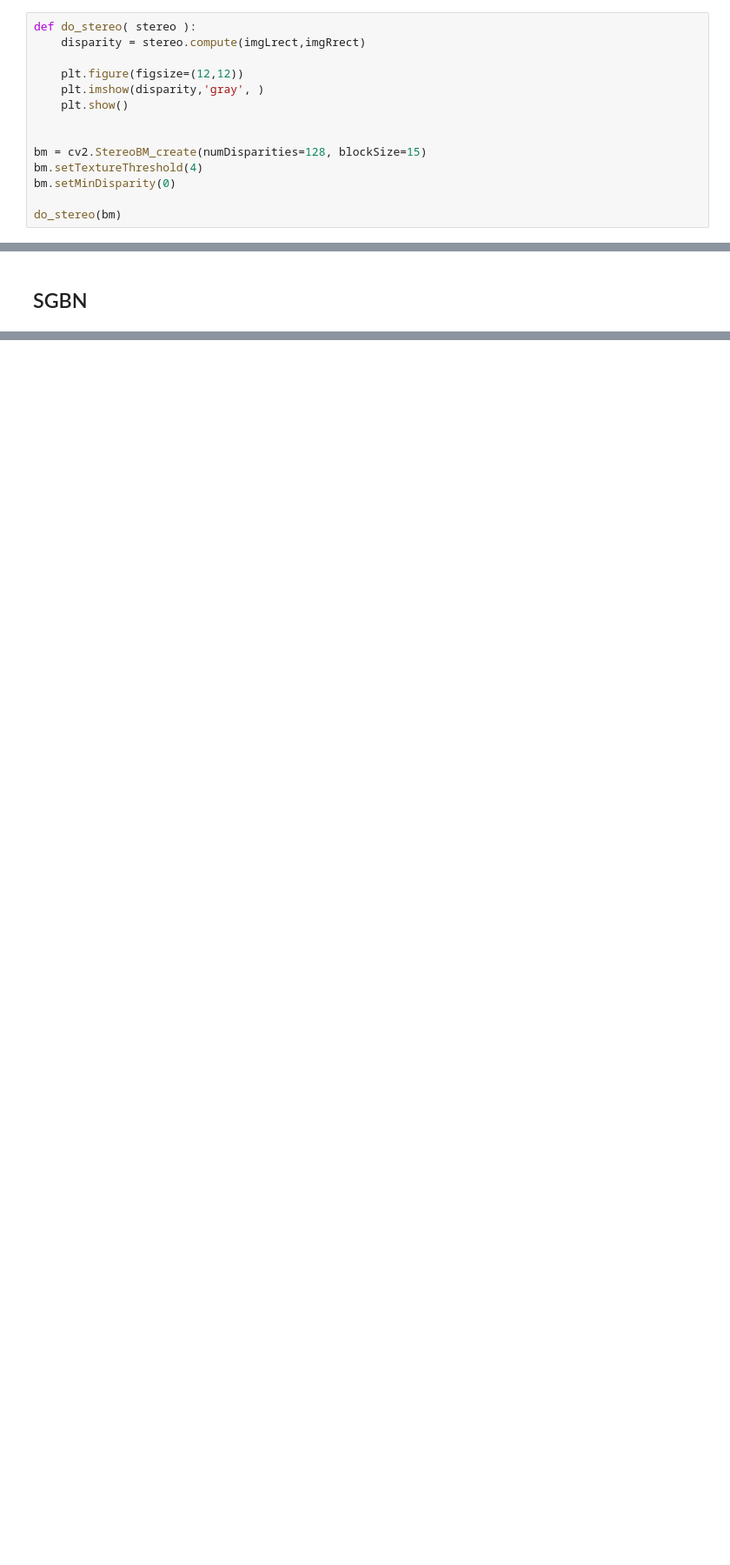
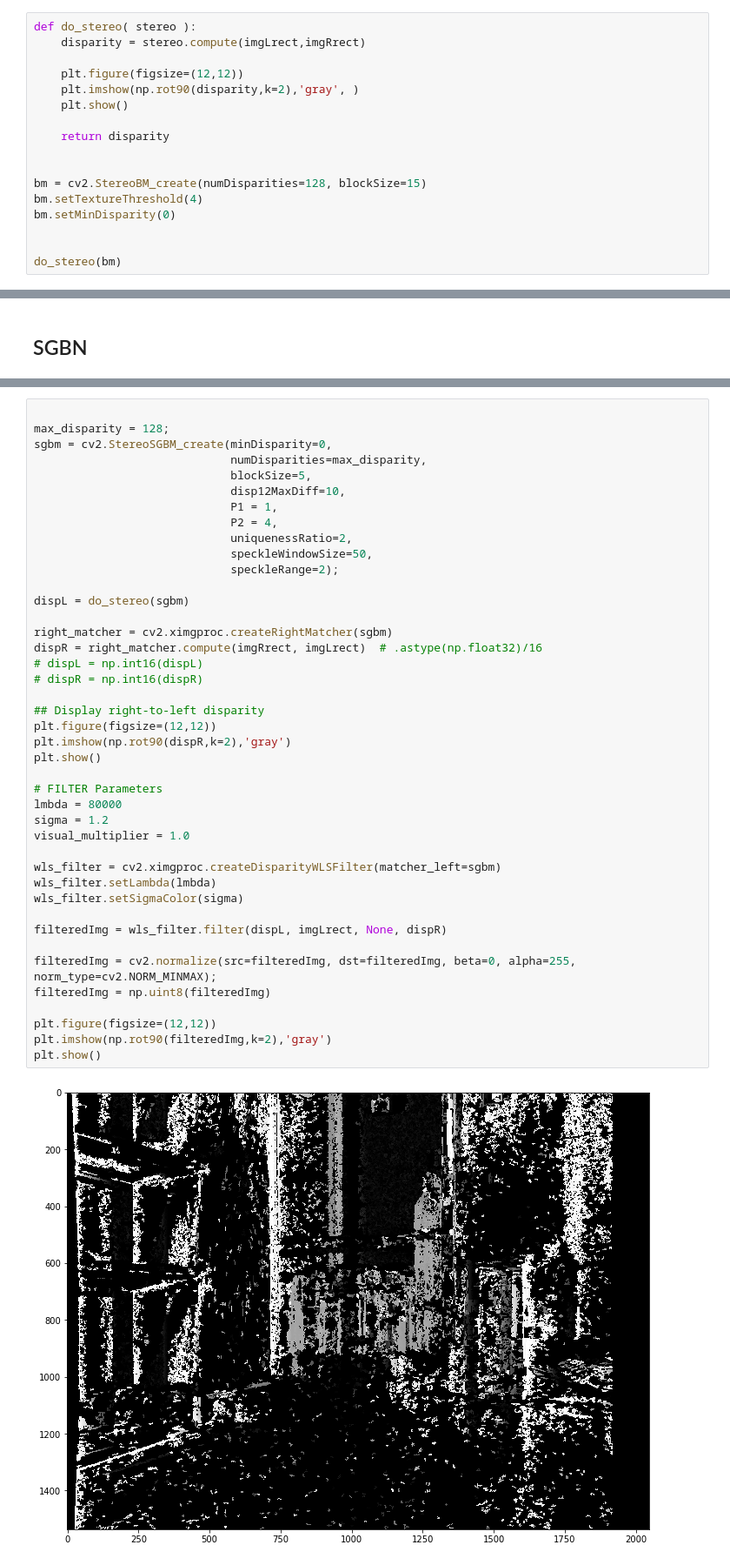
Before and after one commit to amarburg/stereo_disparity_mwe, a Jupyter notebook: Stereo Disparity.ipynb, the cells around one changed output, grey strips where cells are left out. Shown at 87% size. Drawn from its saved outputs; the diff is of its cells as text; blank space fills up the shorter version.

```diff
--- a/Stereo Disparity.ipynb
+++ b/Stereo Disparity.ipynb
@@ -93,13 +100,16 @@ def do_stereo( stereo ):
     disparity = stereo.compute(imgLrect,imgRrect)
 
     plt.figure(figsize=(12,12))
-    plt.imshow(disparity,'gray', )
+    plt.imshow(np.rot90(disparity,k=2),'gray', )
     plt.show()
+
+    return disparity
 
 
 bm = cv2.StereoBM_create(numDisparities=128, blockSize=15)
 bm.setTextureThreshold(4)
 bm.setMinDisparity(0)
 
+
 do_stereo(bm)
 # %% [output]
@@ -116,0 +126,44 @@ do_stereo(sgbm)
+# %%
+
+max_disparity = 128;
+sgbm = cv2.StereoSGBM_create(minDisparity=0,
+                             numDisparities=max_disparity,
+                             blockSize=5,
+                             disp12MaxDiff=10,
+                             P1 = 1,
+                             P2 = 4,
+                             uniquenessRatio=2,
+                             speckleWindowSize=50,
+                             speckleRange=2);
+
+dispL = do_stereo(sgbm)
+
+right_matcher = cv2.ximgproc.createRightMatcher(sgbm)
+dispR = right_matcher.compute(imgRrect, imgLrect)  # .astype(np.float32)/16
+# dispL = np.int16(dispL)
+# dispR = np.int16(dispR)
+
+## Display right-to-left disparity
+plt.figure(figsize=(12,12))
+plt.imshow(np.rot90(dispR,k=2),'gray')
+plt.show()
+
+# FILTER Parameters
+lmbda = 80000
+sigma = 1.2
+visual_multiplier = 1.0
+
+wls_filter = cv2.ximgproc.createDisparityWLSFilter(matcher_left=sgbm)
+wls_filter.setLambda(lmbda)
+wls_filter.setSigmaColor(sigma)
+
+filteredImg = wls_filter.filter(dispL, imgLrect, None, dispR)
+
+filteredImg = cv2.normalize(src=filteredImg, dst=filteredImg, beta=0, alpha=255, norm_type=cv2.NORM_MINMAX);
+filteredImg = np.uint8(filteredImg)
+
+plt.figure(figsize=(12,12))
+plt.imshow(np.rot90(filteredImg,k=2),'gray')
+plt.show()
+# %% [output]
+[figure, added]
```
Also changed, not shown: parts of 7 cells of this notebook, 2 other files.
